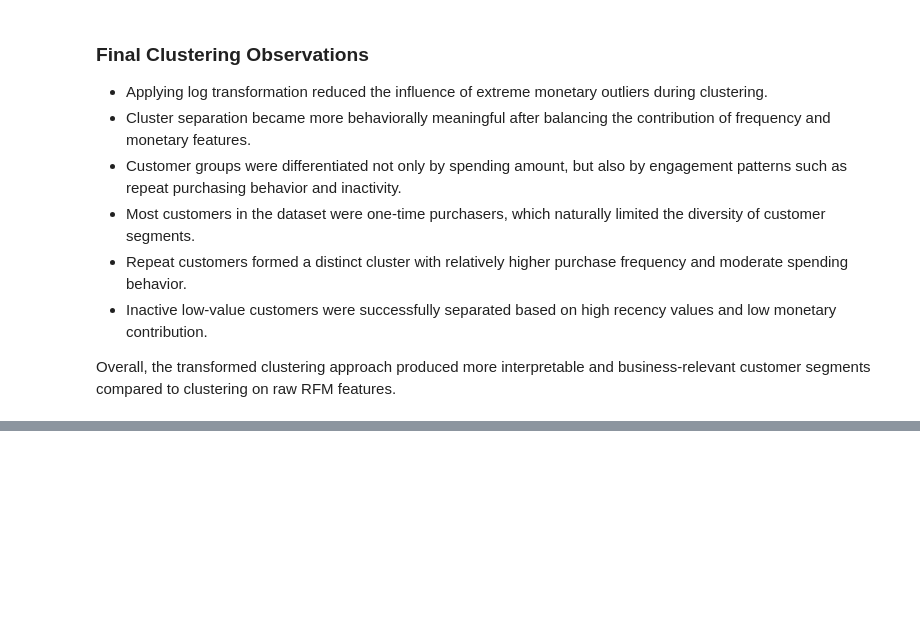
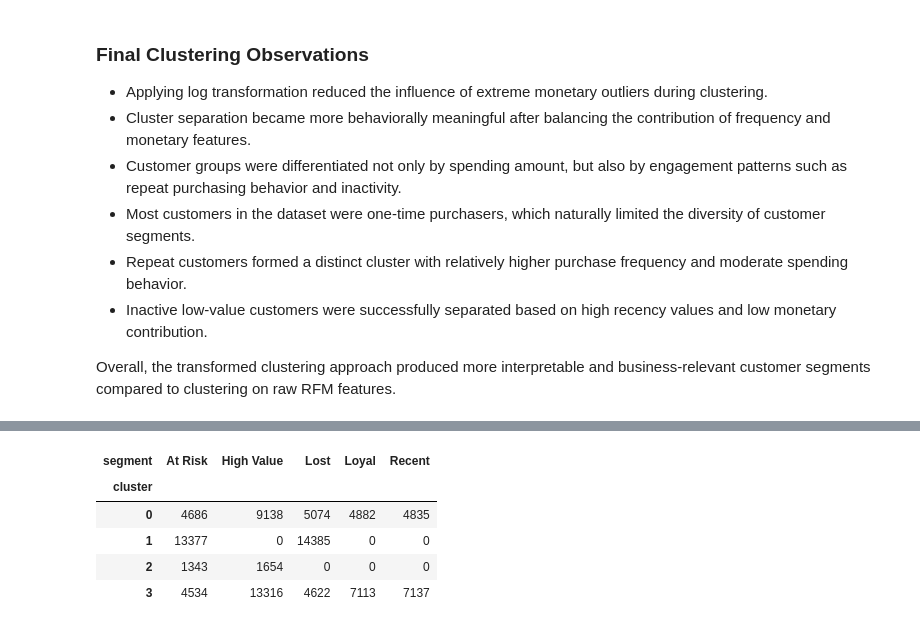
Before and after one commit to NoOne1007/ecommerce-customer-segmentation, a Jupyter notebook: notebooks/03_clustering.ipynb, the cells around one changed output, grey strips where cells are left out. Saved outputs shown, nothing was run; the diff lists cells and outputs as text; code cells hidden in the pictures; blank space fills up the shorter version.

```diff
--- a/notebooks/03_clustering.ipynb
+++ b/notebooks/03_clustering.ipynb
@@ -225,0 +235,14 @@ Overall, the transformed clustering approach produced more interpretable and bus
+# %%
+cluster_segment = pd.crosstab(
+    rfm_log["cluster"],
+    rfm_log["segment"]
+)
+
+cluster_segment
+# %% [output]
+| segment | At Risk | High Value | Lost | Loyal | Recent |
+| cluster |  |  |  |  |  |
+| 0 | 4686 | 9138 | 5074 | 4882 | 4835 |
+| 1 | 13377 | 0 | 14385 | 0 | 0 |
+| 2 | 1343 | 1654 | 0 | 0 | 0 |
+| 3 | 4534 | 13316 | 4622 | 7113 | 7137 |
```
Also changed, not shown: parts of 6 cells of this notebook, 2 other files.
